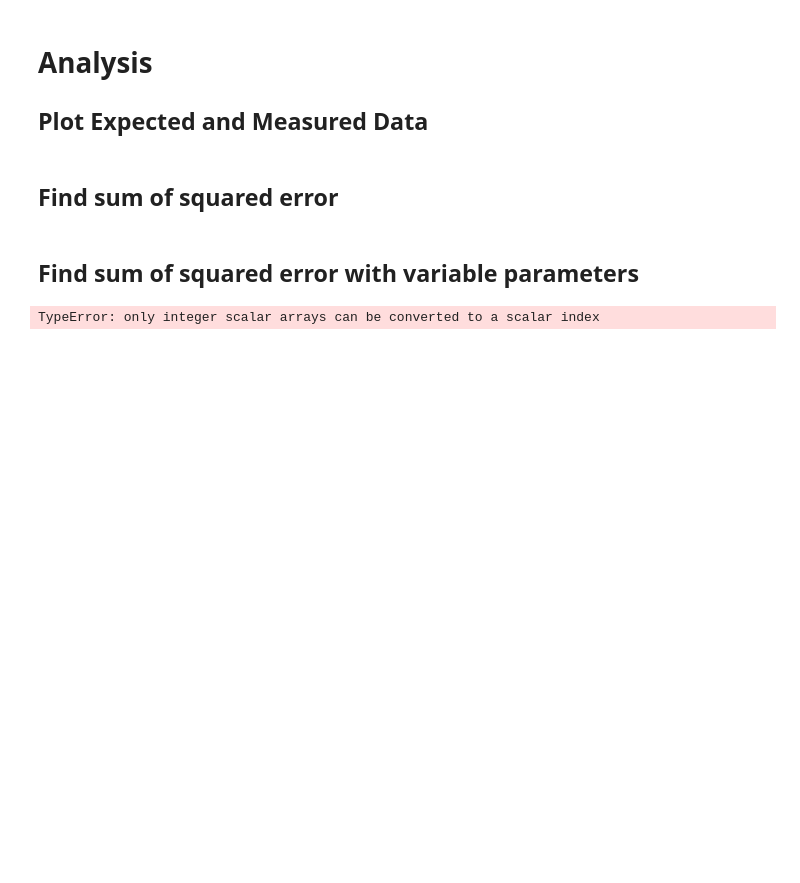
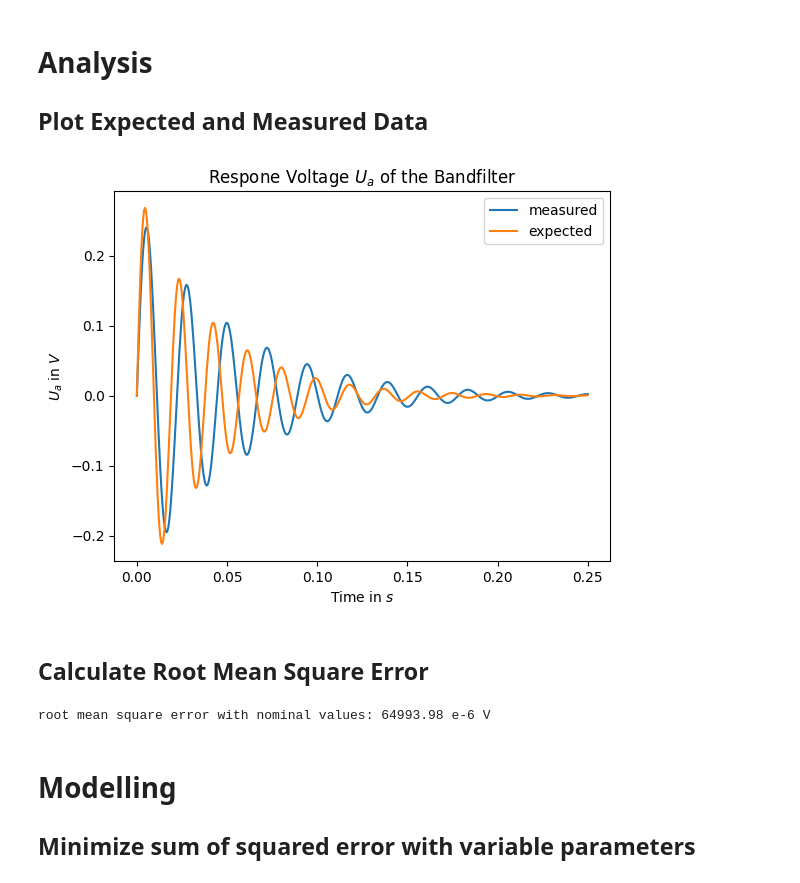
Before and after one commit to JaxRaffnix/Modellbildung-Simulation, a Jupyter notebook: exercise 7/task1.ipynb, the cells around one changed output. Drawn from its saved outputs; the diff is of its cells as text; code cells hidden in the pictures; blank space fills up the shorter version.

Commit message:
raster function works now!

```diff
--- a/exercise 7/task1.ipynb
+++ b/exercise 7/task1.ipynb
@@ -13,25 +14,26 @@ import scipy as sci
 # %% [markdown]
 # Get Data
 # %%
-# import measured data from file and create DataFrame
-with np.load("messwerte.npz") as file:
-    u_a = pd.DataFrame({"time" : file["t_mess"], "measured" : file["u_a_mess"]})
+def measured_voltage(filename):
+    # import measured data from file and create DataFrame
+    with np.load(filename) as file:
+        return pd.DataFrame({"time" : file["t_mess"], "measured" : file["u_a_mess"]})
 
-
-def expected_datapoints(coil, capacitor, time_points):
-    # return calculated datapoints by creating LTI System with given parameters
+def calculate_voltage(coil, capacitor, time_points):
+    # return calculated voltage by creating LTI System with given parameters
     RESISTOR=20
-    VOLTAGE = 2
+    INPUT_VOLTAGE = 2
 
     numerator=[1/(RESISTOR*capacitor), 0]
     denominator=[1, 1/(RESISTOR*capacitor), 1/(coil*capacitor)]
-    system=signal.lti(numerator, denominator)
+    transfer_function=sci.signal.TransferFunction(numerator, denominator)
 
-    return VOLTAGE*sci.signal.step(system, T=time_points)[1]
+    return INPUT_VOLTAGE*sci.signal.step(transfer_function, T=time_points)[1]
 
-# append dataframe
+u_a = measured_voltage("messwerte.npz")
+# append dataframe with expected values
 COIL=9e-3
 CAPACITOR=1000e-6
-u_a["calculated"] = expected_datapoints(COIL, CAPACITOR, u_a["time"])
+u_a["calculated"] = calculate_voltage(COIL, CAPACITOR, u_a["time"])
 # %% [markdown]
 # Analysis
@@ -39,13 +40,27 @@ u_a["calculated"] = expected_datapoints(COIL, CAPACITOR, u_a["time"])
 ## Plot Expected and Measured Data
 # %%
-plt.plot(u_a["time"], u_a["measured"], label="Messwerte")
-plt.plot(u_a["time"], u_a["calculated"], label='Rechenwerte')
+plt.plot(u_a["time"], u_a["measured"], label="measured")
+plt.plot(u_a["time"], u_a["calculated"], label='expected')
 
-plt.title("Sprungantwort $U_a$ des Bandpasses")
-plt.xlabel("Zeit in $s$")
+plt.title("Respone Voltage $U_a$ of the Bandfilter")
+plt.xlabel("Time in $s$")
 plt.ylabel("$U_a$ in $V$")
 plt.legend()
 
 plt.show()
+# %% [output]
+[figure, added]
+# %% [markdown]
+## Calculate Root Mean Square Error
+# %%
+def root_mean_square_error(calculated, true):
+    # Calculate the root mean square error of 2 1D arrays
+    return np.round(np.sqrt(1/len(calculated) * np.sum(np.square(np.subtract(calculated, true)))) *10**6, 2)
+
+rsme = root_mean_square_error(u_a["calculated"], u_a["measured"])
+print(f"root mean square error with nominal values: {rsme} e-6 V")
+# %% [output]
+root mean square error with nominal values: 64993.98 e-6 V
 # %% [markdown]
-## Find sum of squared error
+# Modelling
+## Minimize sum of squared error with variable parameters
@@ -79,9 +66,0 @@ x, y = np.meshgrid(COIL_LIST, CAPACITOR_LIST)
-# %% [markdown]
-## Find sum of squared error with variable parameters
-# %%
-Z=[[0]*STEPS]*STEPS
-for i in x:
-    for j in y:
-        Z[i][j] = np.random.normal(0, 1)
-# %% [output]
-TypeError: only integer scalar arrays can be converted to a scalar index
```
Also changed, not shown: parts of 4 cells of this notebook.
